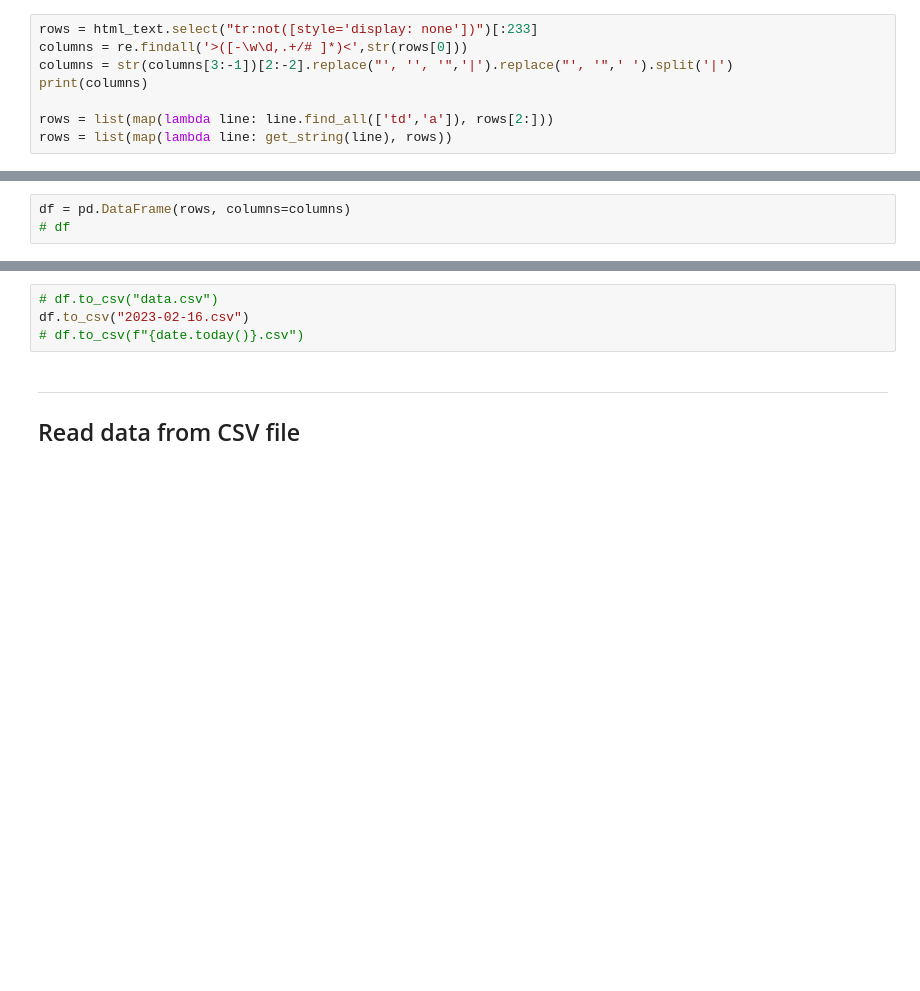
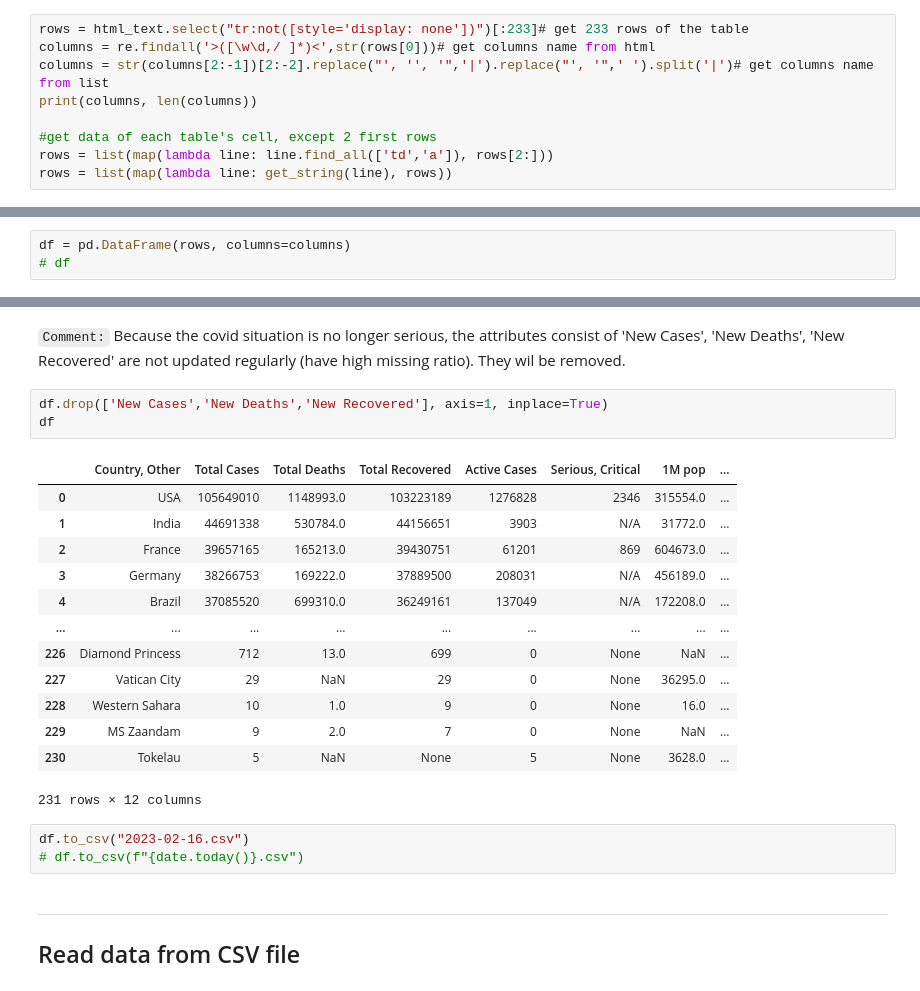
Before and after one commit to TQ-Ba0/Data-Vis, a Jupyter notebook: lab1/Data Collection.ipynb, the cells around one changed output, grey strips where cells are left out. Drawn from its saved outputs; the diff is of its cells as text; blank space fills up the shorter version.

```diff
--- a/lab1/Data Collection.ipynb
+++ b/lab1/Data Collection.ipynb
@@ -46,11 +46,12 @@ def get_string(row):
 
     return row
 # %%
-rows = html_text.select("tr:not([style='display: none'])")[:233]
-columns = re.findall('>([-\w\d,.+/# ]*)<',str(rows[0]))
-columns = str(columns[3:-1])[2:-2].replace("', '', '",'|').replace("', '",' ').split('|')
-print(columns)
+rows = html_text.select("tr:not([style='display: none'])")[:233]# get 233 rows of the table
+columns = re.findall('>([\w\d,/ ]*)<',str(rows[0]))# get columns name from html
+columns = str(columns[2:-1])[2:-2].replace("', '', '",'|').replace("', '",' ').split('|')# get columns name from list
+print(columns, len(columns))
 
+#get data of each table's cell, except 2 first rows
 rows = list(map(lambda line: line.find_all(['td','a']), rows[2:]))
 rows = list(map(lambda line: get_string(line), rows))
 # %% [output]
@@ -61,5 +85,23 @@ df = pd.DataFrame(rows, columns=columns)
+# %% [markdown]
+`Comment:` Because the covid situation is no longer serious, the attributes consist of 'New Cases', 'New Deaths', 'New Recovered' are not updated regularly (have high missing ratio). They wil be removed.
+# %%
+df.drop(['New Cases','New Deaths','New Recovered'], axis=1, inplace=True)
+df
+# %% [output]
+|  | Country, Other | Total Cases | Total Deaths | Total Recovered | Active Cases | Serious, Critical | 1M pop | ... |
+| 0 | USA | 105649010 | 1148993.0 | 103223189 | 1276828 | 2346 | 315554.0 | ... |
+| 1 | India | 44691338 | 530784.0 | 44156651 | 3903 | N/A | 31772.0 | ... |
+| 2 | France | 39657165 | 165213.0 | 39430751 | 61201 | 869 | 604673.0 | ... |
+| 3 | Germany | 38266753 | 169222.0 | 37889500 | 208031 | N/A | 456189.0 | ... |
+| 4 | Brazil | 37085520 | 699310.0 | 36249161 | 137049 | N/A | 172208.0 | ... |
+| ... | ... | ... | ... | ... | ... | ... | ... | ... |
+| 226 | Diamond Princess | 712 | 13.0 | 699 | 0 | None | NaN | ... |
+| 227 | Vatican City | 29 | NaN | 29 | 0 | None | 36295.0 | ... |
+| 228 | Western Sahara | 10 | 1.0 | 9 | 0 | None | 16.0 | ... |
+| 229 | MS Zaandam | 9 | 2.0 | 7 | 0 | None | NaN | ... |
+| 230 | Tokelau | 5 | NaN | None | 5 | None | 3628.0 | ... |
+231 rows × 12 columns
 # %%
-# df.to_csv("data.csv")
 df.to_csv("2023-02-16.csv")
 # df.to_csv(f"{date.today()}.csv")
 # %% [markdown]
```
Also changed, not shown: parts of 18 cells of this notebook, 4 other files.
